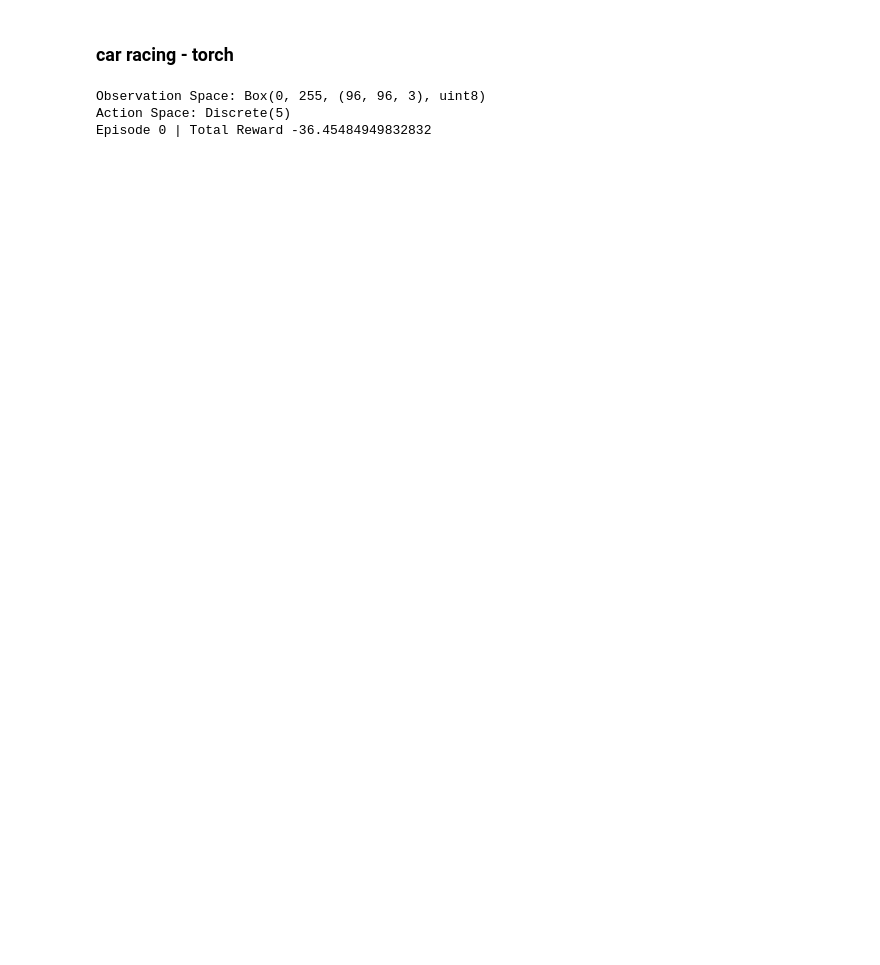
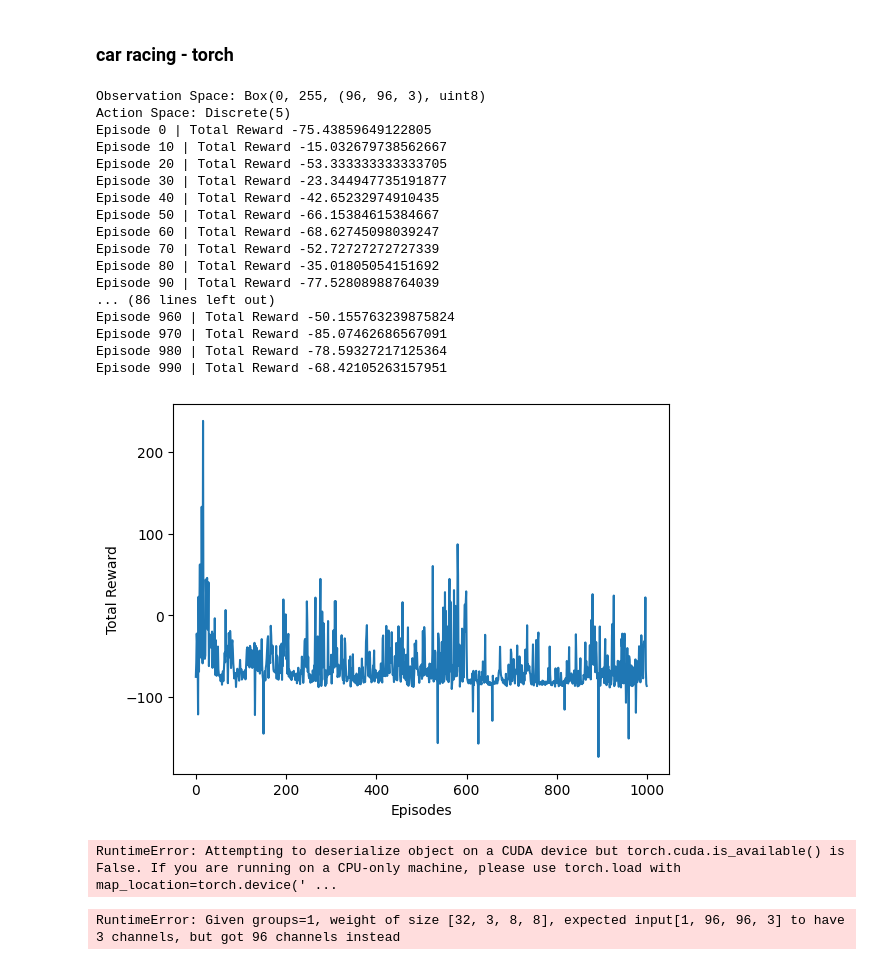
Before and after one commit to chohi22/Industrial-AI, a Jupyter notebook: 강화학습 실제/실습/12주차/11장_Car Racing.ipynb, the cells around one changed output. Saved outputs shown, nothing was run; the diff lists cells and outputs as text; code cells hidden in the pictures; blank space fills up the shorter version.

```diff
--- a/강화학습 실제/실습/12주차/11장_Car Racing.ipynb
+++ b/강화학습 실제/실습/12주차/11장_Car Racing.ipynb
@@ -116,7 +78,7 @@ class DQNAgent:
         self.gamma = 0.98
         self.lr = 0.0005
         self.epsilon = 0.1
-        self.buffer_size = 100000
+        self.buffer_size = 1000
         self.batch_size = 32
         self.action_size = 5
         self.device = device
@@ -126,24 +88,13 @@ class DQNAgent:
         self.qnet_target = QNet(self.action_size).to(self.device)
         self.optimizer = optim.Adam(self.qnet.parameters(), lr=self.lr)
 
-        #print_model_structure(self.qnet)
 
     def get_action(self, state):
         if np.random.rand() < self.epsilon:
             return np.random.choice(self.action_size)
         else:
             state = state[np.newaxis, :]
-
             state = torch.tensor(state, dtype=torch.float32, device=self.device)
-
-            # # state = torch.FloatTensor(state)
-            # # state = state.permute(2, 0, 1).unsqueeze(0).to(self.device)
-            # print(f"원본 state 형태: {state.shape}")
-            #
-            # # 상태 전처리
-            # #state = preprocess(state)
-            #
-            # print(state.shape)
 
             with torch.no_grad():
                 qs = self.qnet(state)
@@ -181,7 +132,6 @@ class DQNAgent:
 
 
 def preprocess(state):
-    #state = torch.FloatTensor(state)
     state = np.transpose(state, (2, 0, 1))
     state = state / 255.0
     return state
@@ -207,32 +157,47 @@ reward_history = []
 for episode in range(episodes):
     state = env.reset()[0]
     state = preprocess(state)
     done = False
     total_reward = 0
 
     while not done:
         action = agent.get_action(state)
         next_state, reward, terminated, truncated, info = env.step(action)
         next_state = preprocess(next_state)
         done = terminated or truncated
 
         agent.update(state, action, reward, next_state, done)
 
         state = next_state
         total_reward += reward
 
     if episode % sync_interval == 0:
         agent.sync_qnet()
 
     reward_history.append(total_reward)
     if episode % 10 == 0:
         print(f"Episode {episode} | Total Reward {total_reward}")
 
 plt.xlabel('Episodes')
 plt.ylabel('Total Reward')
-plt.plot(range(len(reward_history)).reward_history)
+plt.plot(range(len(reward_history)), reward_history)
 plt.show()
 # %% [output]
 Observation Space: Box(0, 255, (96, 96, 3), uint8)
 Action Space: Discrete(5)
-Episode 0 | Total Reward -36.45484949832832
+Episode 0 | Total Reward -75.43859649122805
+Episode 10 | Total Reward -15.032679738562667
+Episode 20 | Total Reward -53.333333333333705
+Episode 30 | Total Reward -23.344947735191877
+Episode 40 | Total Reward -42.65232974910435
+Episode 50 | Total Reward -66.15384615384667
+Episode 60 | Total Reward -68.62745098039247
+Episode 70 | Total Reward -52.72727272727339
+Episode 80 | Total Reward -35.01805054151692
+Episode 90 | Total Reward -77.52808988764039
+... (86 lines left out)
+Episode 960 | Total Reward -50.155763239875824
+Episode 970 | Total Reward -85.07462686567091
+Episode 980 | Total Reward -78.59327217125364
+Episode 990 | Total Reward -68.42105263157951
+[figure, added]
@@ -238,0 +229,29 @@ Episode 0 | Total Reward -36.45484949832832
+# %%
+agent2 = DQNAgent(device=device)
+agent2.qnet.load_state_dict(torch.load("CarRacing_model_qnet.h5"))
+agent2.qnet_target.load_state_dict(torch.load("CarRacing_model_qnet_target.h5"))
+# %% [output]
+RuntimeError: Attempting to deserialize object on a CUDA device but torch.cuda.is_available() is False. If you are running on a CPU-only machine, please use torch.load with map_location=torch.device(' ...
+# %%
+env2 = gym.make('CarRacing-v2', continuous=False, render_mode='human')
+
+agent2.epsilon = 0
+state = env.reset()[0]
+state = preprocess(state)
+state, info = env2.reset()
+
+done = False
+total_reward = 0
+
+while not done:
+    action = agent2.get_action(state)
+    next_state, reward, terminated, truncated, info = env2.step(action)
+    done = terminated | truncated
+
+    next_state = preprocess(next_state)
+    state = next_state
+    total_reward += reward
+    env2.render()
+print(f"Total Reward: {total_reward}")
+# %% [output]
+RuntimeError: Given groups=1, weight of size [32, 3, 8, 8], expected input[1, 96, 96, 3] to have 3 channels, but got 96 channels instead
```
Also changed, not shown: parts of 4 cells of this notebook.
